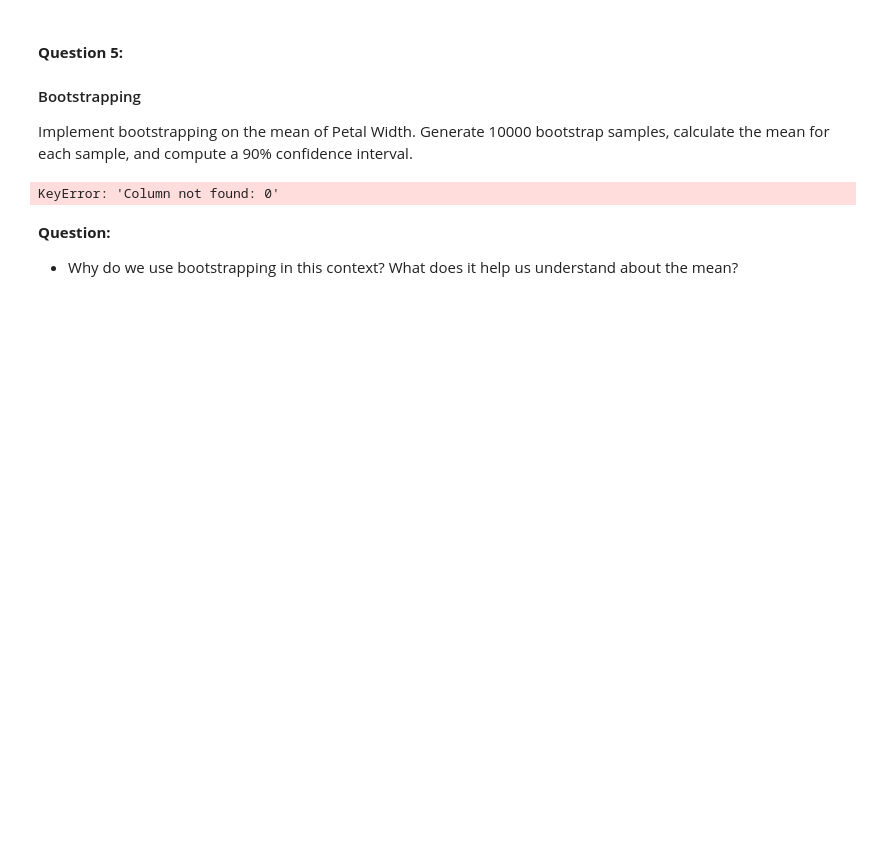
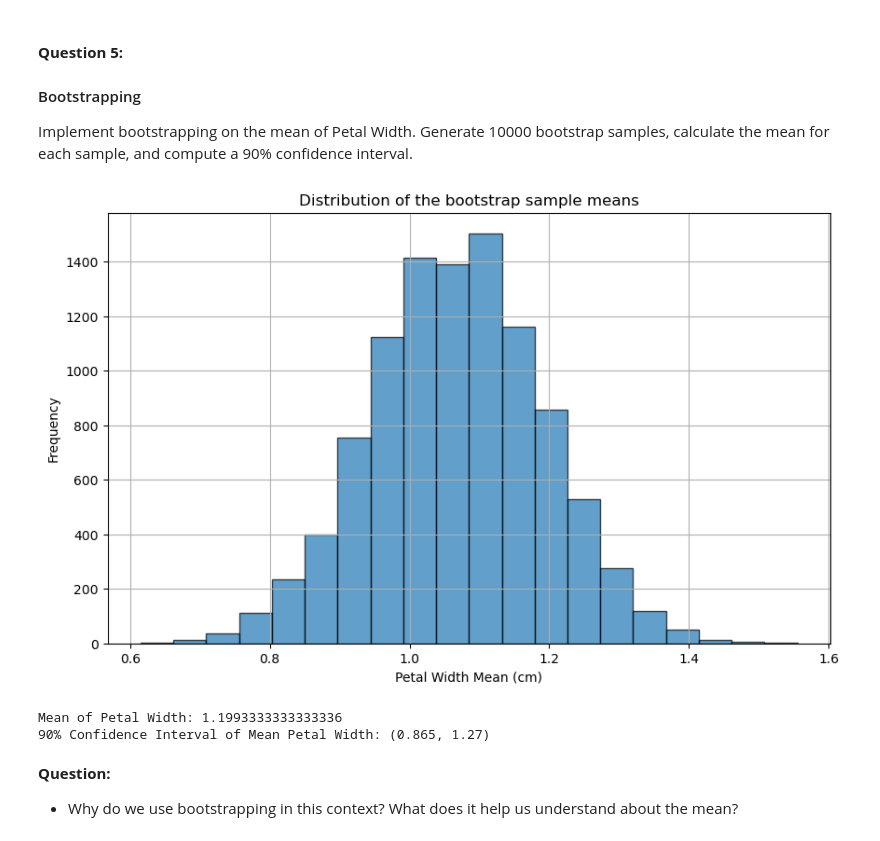
Before and after one commit to exp31/LCR, a Jupyter notebook: 02_activities/assignments/assignment_3.ipynb, the cells around one changed output. Saved outputs shown, nothing was run; the diff lists cells and outputs as text; code cells hidden in the pictures; blank space fills up the shorter version.

Commit message:
updated assignment 1, 2, and 3 - no errors now

```diff
--- a/02_activities/assignments/assignment_3.ipynb
+++ b/02_activities/assignments/assignment_3.ipynb
@@ -210,35 +210,37 @@ petal_width = iris_df['petal width (cm)']
 one_sample = petal_width.sample(n=40)
 
 bootstrap_samples = []
 
 for i in range(10000):
     sample = one_sample.sample(frac=1, replace=True)
     sample_df = sample.to_frame()
     sample_df = sample_df.assign(replicate=i)
     bootstrap_samples.append(sample_df)
 
 boot10000 = pd.concat(bootstrap_samples)
 
-boot_means = boot10000.groupby('replicate')[0].mean().reset_index(name='mean_petal_width')
+boot_means = boot10000.groupby('replicate')['petal width (cm)'].mean().reset_index(name='mean_petal_width')
 
 mean_petal_width = petal_width.mean()
 
 plt.figure(figsize=(10, 6))
 plt.hist(boot_means['mean_petal_width'], bins=20, edgecolor='black', alpha=0.7)
 plt.title('Distribution of the bootstrap sample means')
 plt.xlabel('Petal Width Mean (cm)')
 plt.ylabel('Frequency')
 plt.grid(True)
 plt.show()
 
 lower_bound = boot_means["mean_petal_width"].quantile(0.05)
 upper_bound = boot_means["mean_petal_width"].quantile(0.95)
 
 # Display the result
 print(f"Mean of Petal Width: {mean_petal_width}")
 print(f"90% Confidence Interval of Mean Petal Width: ({lower_bound}, {upper_bound})")
 # %% [output]
+[figure, added]
-KeyError: 'Column not found: 0'
+Mean of Petal Width: 1.1993333333333336
+90% Confidence Interval of Mean Petal Width: (0.865, 1.27)
 # %% [markdown]
 **Question:**
 - Why do we use bootstrapping in this context? What does it help us understand about the mean?
```
Also changed, not shown: parts of 1 cell of this notebook, 2 other files.
